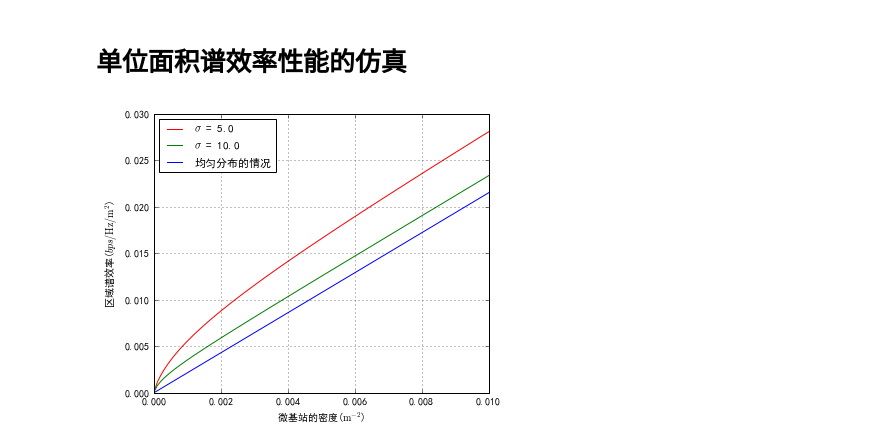
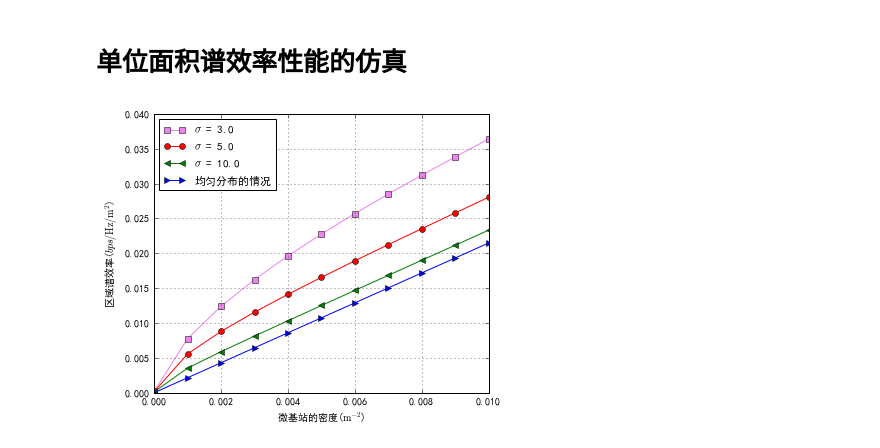
Before and after one commit to JimyMa/UniformBSGaussianUE, a Jupyter notebook: examples/ase_sim/ase_sim.ipynb, the cells around one changed output. Drawn from its saved outputs; the diff is of its cells as text; code cells hidden in the pictures.

```diff
--- a/examples/ase_sim/ase_sim.ipynb
+++ b/examples/ase_sim/ase_sim.ipynb
@@ -10,7 +10,7 @@ import matplotlib.pyplot as plt
 # sigma = 5, 10 inf
 
 
-lambda_s = np.arange(0.00001, 0.01 + 0.00001 + 0.0001, 0.0001)
+lambda_s = np.arange(0.00001, 0.01 + 0.00001 + 0.001, 0.001)
 
 ase_3 = ase_theory_gaussian(lambda_s, 4.0, 3.0)
 ase_5 = ase_theory_gaussian(lambda_s, 4.0, 5.0)
@@ -19,46 +19,50 @@ ase_inf = ase_theory_uniform(lambda_s, 4.0)
 
 # 设定颜色
 
-color = ['r', 'g', 'b']
+color = ['r', 'g', 'b', 'k']
 # %%
 # 画图
-
+color = ['r', 'g', 'b', 'violet']
+marker = ['o', '<', '>', 's']
 # 使能中文字体
 # -*- coding:utf-8 -*-
 plt.rcParams['font.sans-serif'] = ['SimHei']  # 用来正常显示中文标签
 plt.rcParams['axes.unicode_minus'] = False  # 用来正常显示负号
 
 # 图片大小
 fig = plt.figure(figsize=(6, 5))
 
-f5, = plt.plot(lambda_s, ase_5, color[0])
-f10, = plt.plot(lambda_s, ase_10, color[1])
-finf, = plt.plot(lambda_s, ase_inf, color[2])
+f3, = plt.plot(lambda_s, ase_3, color[3], marker=marker[3])
+f5, = plt.plot(lambda_s, ase_5, color[0], marker=marker[0])
+f10, = plt.plot(lambda_s, ase_10, color[1], marker=marker[1])
+finf, = plt.plot(lambda_s, ase_inf, color[2], marker=marker[2])
 
 # 加图例
-plt.legend(handles=[f5,
+plt.legend(handles=[f3,
+                    f5,
                     f10,
                     finf],
-           labels=["$\sigma$ = 5.0",
+           labels=["$\sigma$ = 3.0",
+                   "$\sigma$ = 5.0",
                    "$\sigma$ = 10.0",
                    r"均匀分布的情况"],
            loc='best',
            prop={'size': 11})
 
 # 加x，y轴标签
 plt.xlabel("微基站的密度($\mathrm{m}^{-2}$)",
            fontproperties = 'SimHei', size=13)
 plt.ylabel("区域谱效率($bps/\mathrm{Hz}/\mathrm{m}^{2}$)",
            fontproperties = 'SimHei', size=13)
 
 plt.xlim(0, 0.01)
-plt.ylim(0, 0.03)
+plt.ylim(0, 0.04)
 plt.grid(True)
 
 # 存储成为pdf
 fig.savefig('ase_sigma_lambda.pdf')
 fig.savefig('ase_sigma_lambda.png')
 
 plt.show()
 # %% [output]
-[figure, old version]
+[figure, new version]
```
Also changed, not shown: 35 other files.
